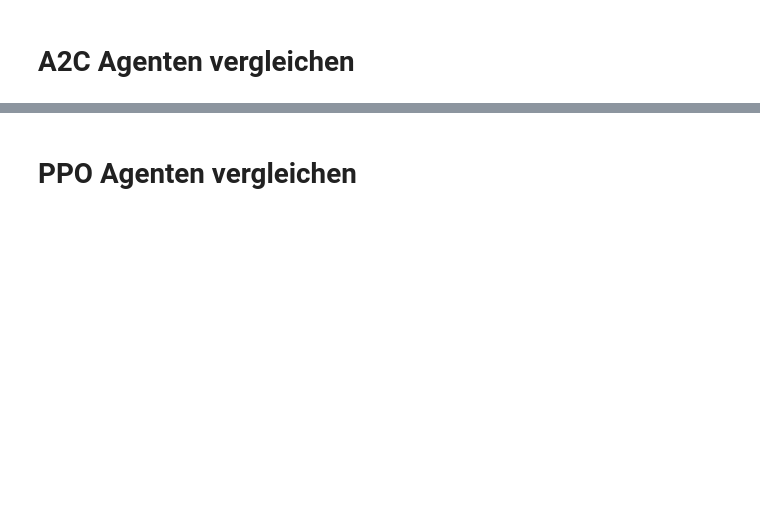
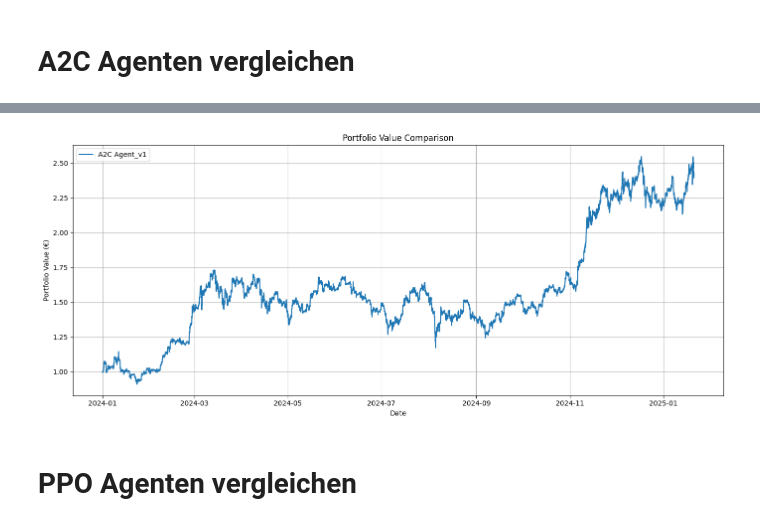
Before and after one commit to TrxtanF/Studienarbeit, a Jupyter notebook: Backtesting/Backtesting_Comparison_Notebook.ipynb, the cells around one changed output, grey strips where cells are left out. Saved outputs shown, nothing was run; the diff lists cells and outputs as text; code cells hidden in the pictures; blank space fills up the shorter version.

```diff
--- a/Backtesting/Backtesting_Comparison_Notebook.ipynb
+++ b/Backtesting/Backtesting_Comparison_Notebook.ipynb
@@ -33,25 +43,22 @@ from RL_Backtest_Agents.PPO_Backtest_v4 import run_ppo_backtest_v4
 # %%
-# Strategien ausführen
-#a2c_result_v1 = run_a2c_backtest_v1()
-#a2c_result_v2 = run_a2c_backtest_v2()
-
 # Portfolios extrahieren
 strategies = {
-
-    #"A2C Agent_v1": a2c_result_v1["portfolio"],
-    #"PPO Agent_v2": a2c_result_v2["portfolio"]
+    "A2C Agent_v1": a2c_result_v1["portfolio"],
+    #"A2C Agent_v2": a2c_result_v2["portfolio"]
 }
 
 plt.figure(figsize=(14, 6))
 for name, values in strategies.items():
     plt.plot(values.index, values.values, label=name)
 plt.title("Portfolio Value Comparison")
 plt.xlabel("Date")
 plt.ylabel("Portfolio Value (€)")
 plt.legend()
 plt.grid(True)
 plt.tight_layout()
 plt.show()
+# %% [output]
+[figure, added]
 # %% [markdown]
 # PPO Agenten vergleichen
 # %%
```
Also changed, not shown: parts of 8 cells of this notebook, 2 other files.
